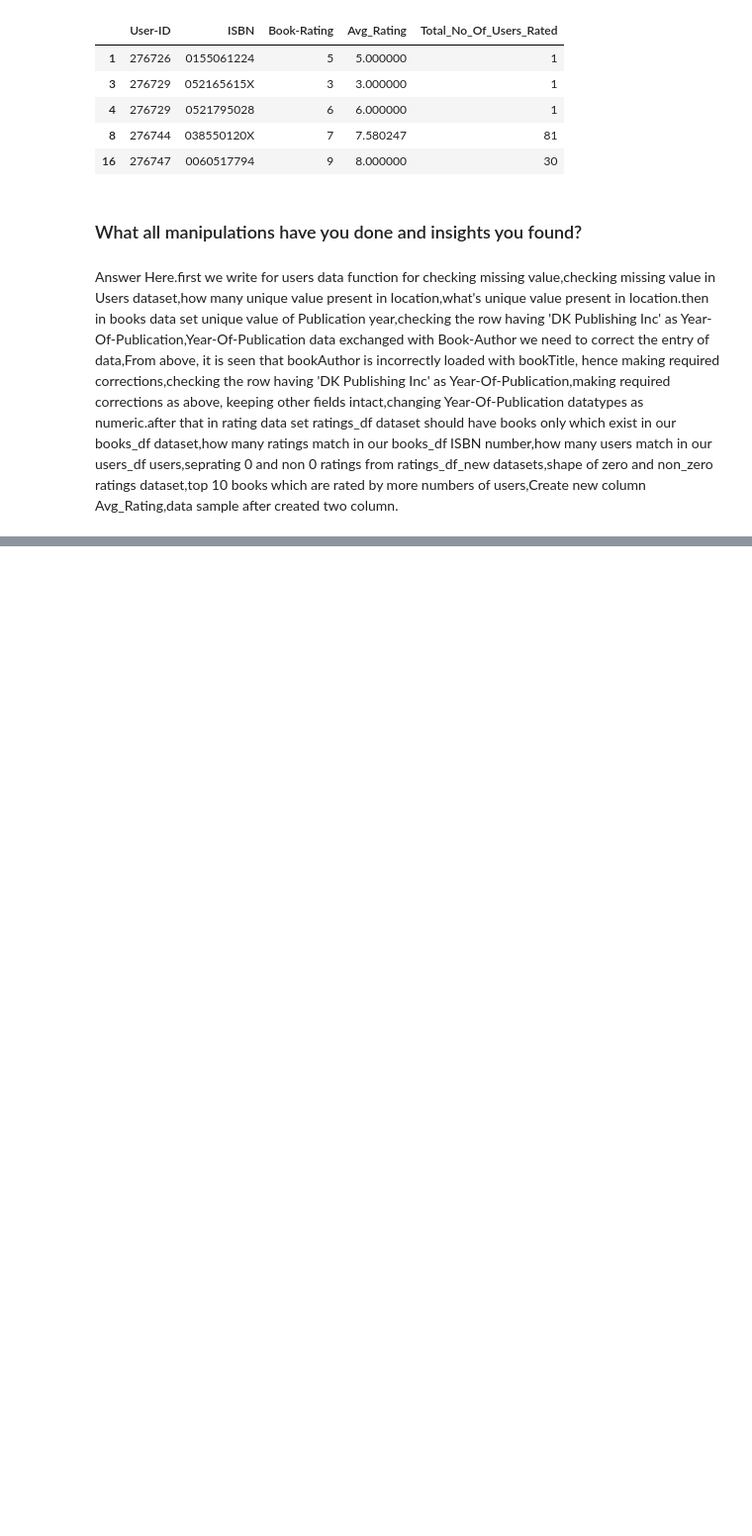
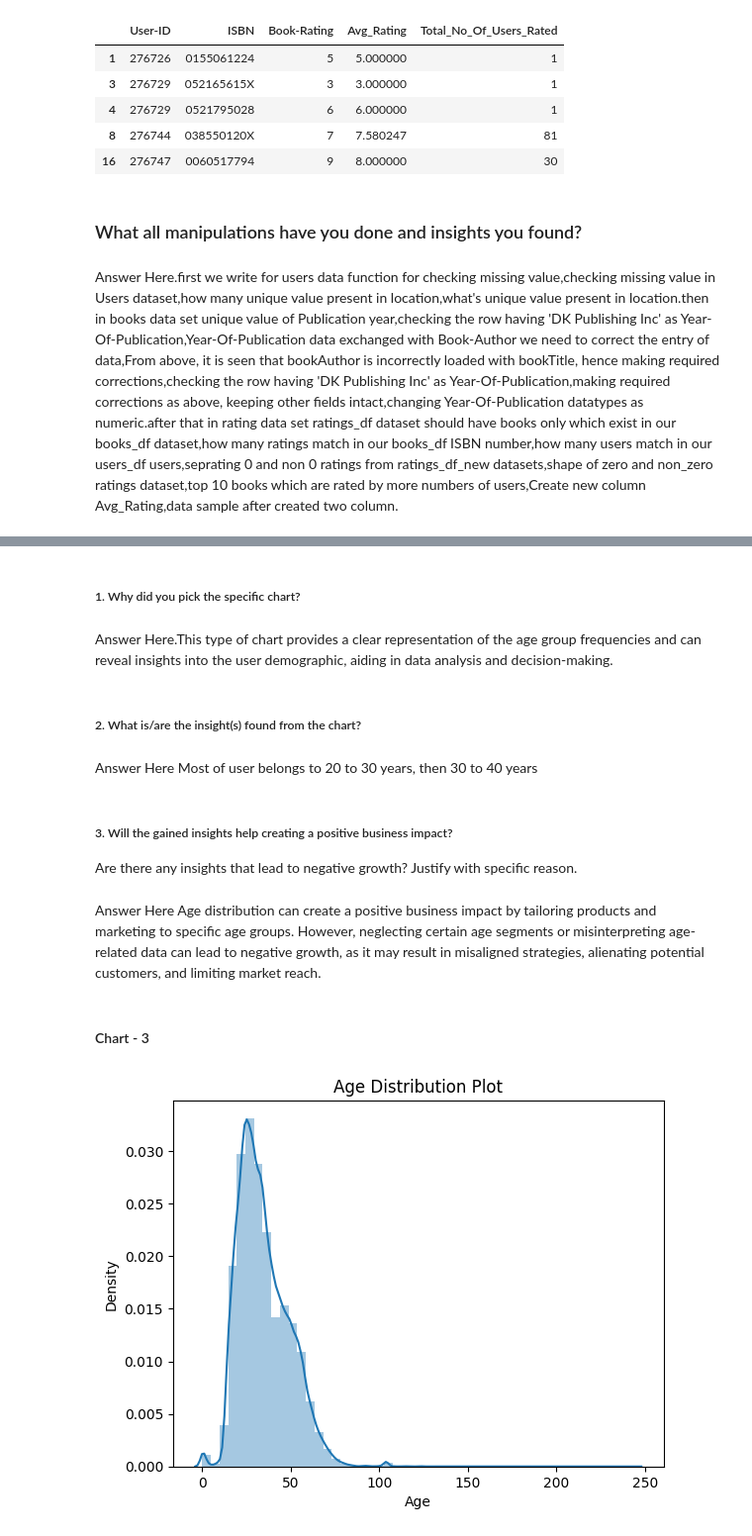
Before and after one commit to rins3005/Book_Recommendation_System, a Jupyter notebook: Rina_Patel_Book_Recommendation_System.ipynb, the cells around one changed output, grey strips where cells are left out. Shown at 99% size. Cells and saved outputs as stored; diff of their text form; code cells hidden in the pictures; blank space fills up the shorter version.

```diff
--- a/Rina_Patel_Book_Recommendation_System.ipynb
+++ b/Rina_Patel_Book_Recommendation_System.ipynb
@@ -693,0 +737,23 @@ Answer Here.first we write for users data function for checking missing value,ch
+# %% [markdown]
+##### 1. Why did you pick the specific chart?
+# %% [markdown]
+Answer Here.This type of chart provides a clear representation of the age group frequencies and can reveal insights into the user demographic, aiding in data analysis and decision-making.
+# %% [markdown]
+##### 2. What is/are the insight(s) found from the chart?
+# %% [markdown]
+Answer Here
+Most of user belongs to 20 to 30 years, then 30 to 40 years
+# %% [markdown]
+##### 3. Will the gained insights help creating a positive business impact?
+Are there any insights that lead to negative growth? Justify with specific reason.
+# %% [markdown]
+Answer Here Age distribution can create a positive business impact by tailoring products and marketing to specific age groups. However, neglecting certain age segments or misinterpreting age-related data can lead to negative growth, as it may result in misaligned strategies, alienating potential customers, and limiting market reach.
+# %% [markdown]
+#### Chart - 3
+# %%
+#Distribution plot of Age column
+sns.distplot(users_df['Age'])
+plt.title('Age Distribution Plot')
+plt.show()
+# %% [output]
+[figure, added]
```
Also changed, not shown: parts of 174 cells of this notebook.
